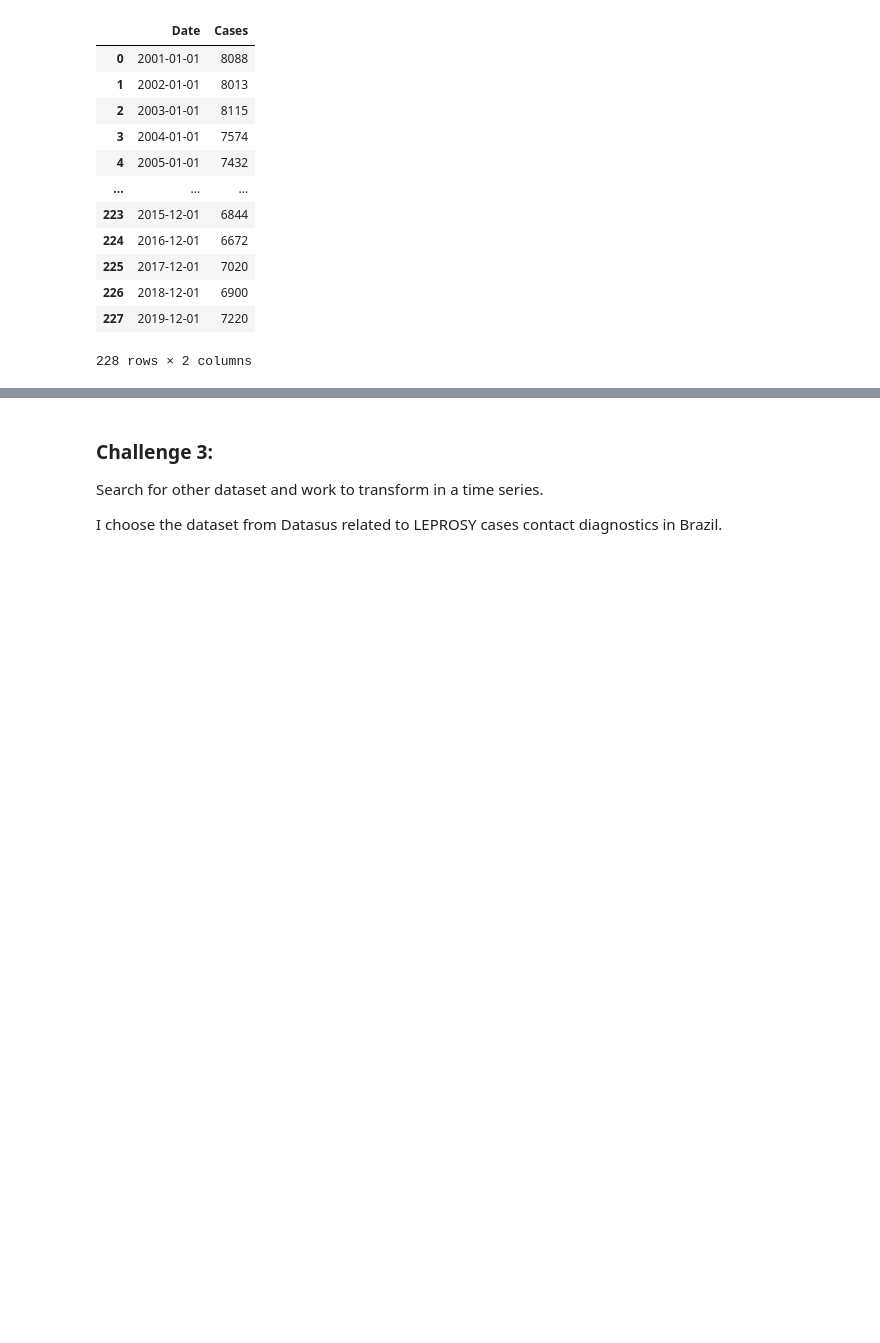
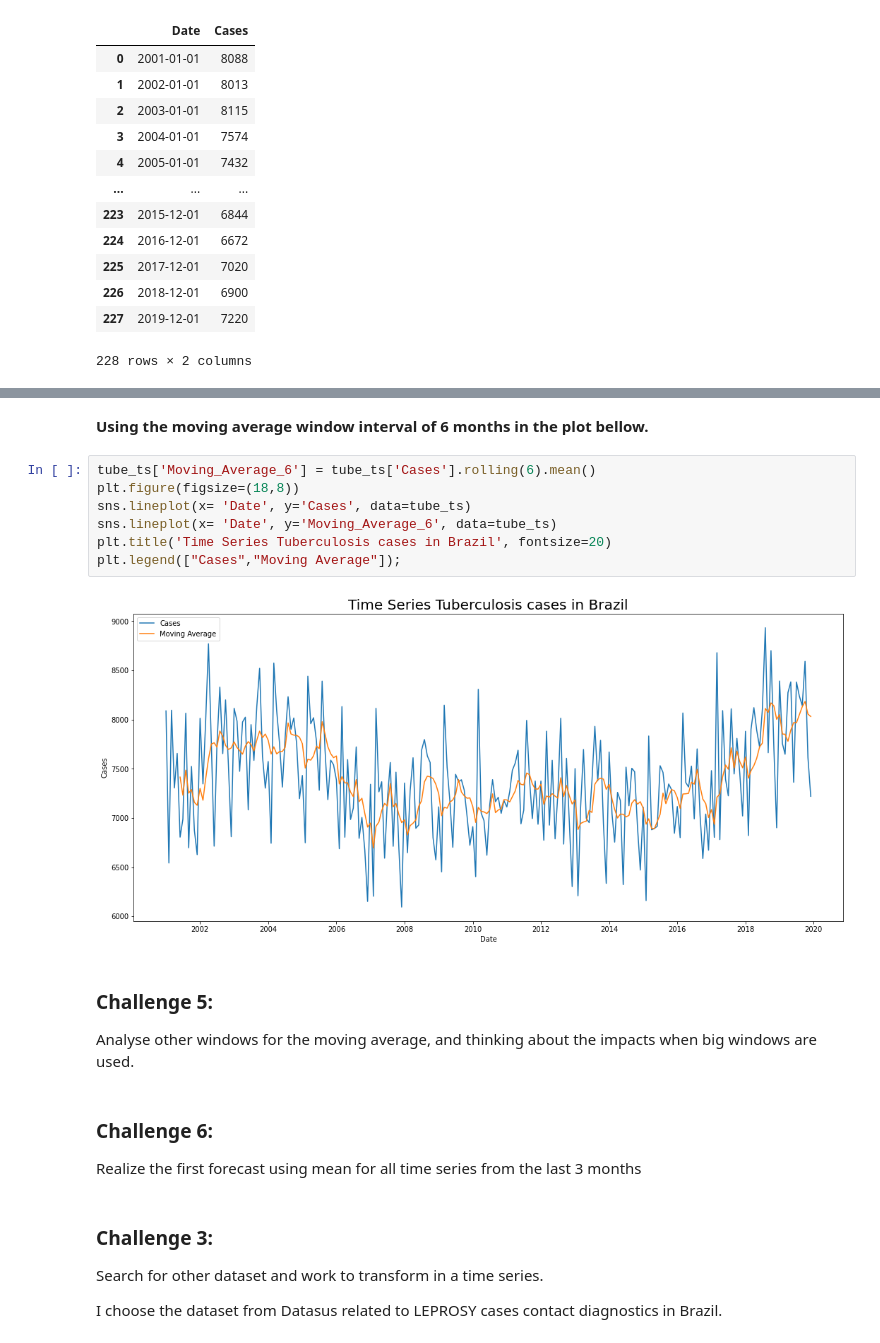
Before and after one commit to AndreisSirlene/Bootcamp_datascience, a Jupyter notebook: Module 4/Module 4 - Time Series.ipynb, the cells around one changed output, grey strips where cells are left out. Saved outputs shown, nothing was run; the diff lists cells and outputs as text; blank space fills up the shorter version.

```diff
--- a/Module 4/Module 4 - Time Series.ipynb
+++ b/Module 4/Module 4 - Time Series.ipynb
@@ -156,3 +224,20 @@ plt.title('Tuberculosis cases in Brazil');
+# %% [markdown]
+**Using the moving average window interval of 6 months in the plot bellow.**
+# %%
+tube_ts['Moving_Average_6'] = tube_ts['Cases'].rolling(6).mean()
+plt.figure(figsize=(18,8))
+sns.lineplot(x= 'Date', y='Cases', data=tube_ts)
+sns.lineplot(x= 'Date', y='Moving_Average_6', data=tube_ts)
+plt.title('Time Series Tuberculosis cases in Brazil', fontsize=20)
+plt.legend(["Cases","Moving Average"]);
+# %% [output]
+[figure, added]
+# %% [markdown]
+### Challenge 5:
+Analyse other windows for the moving average, and thinking about the impacts when big windows are used.
+# %% [markdown]
+### Challenge 6:
+Realize the first forecast using mean for all time series from the last 3 months
 # %% [markdown]
 ### Challenge 3:
 Search for other dataset and work to transform in a time series.
```
Also changed, not shown: parts of 22 cells of this notebook, 2 other files.
